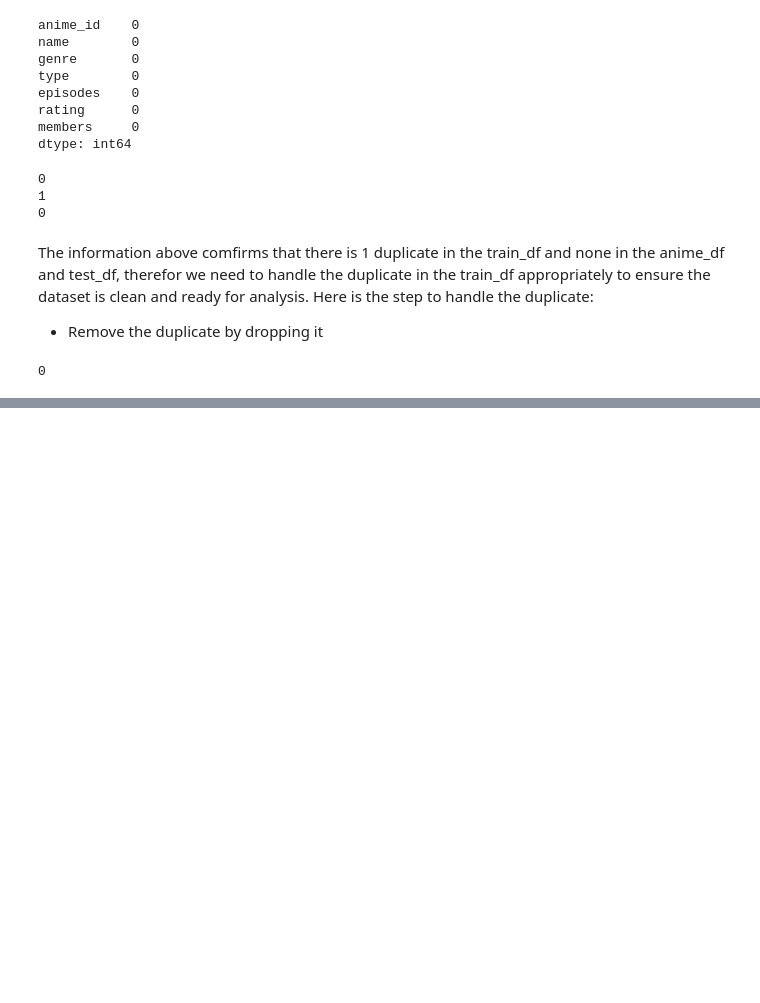
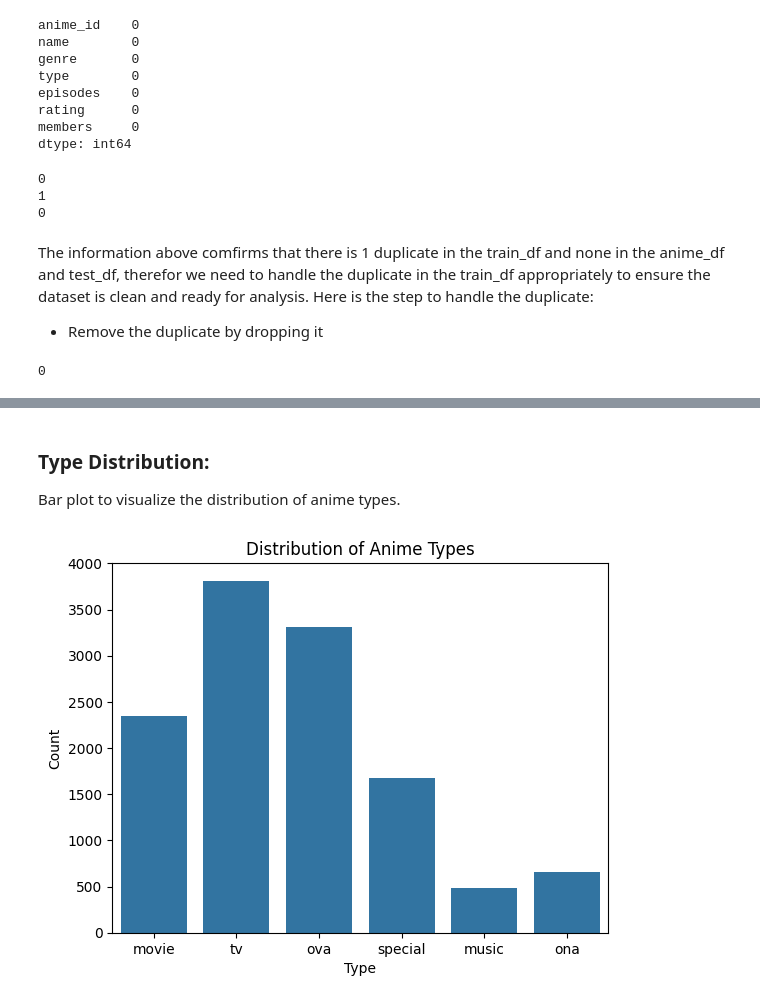
Before and after one commit to keneilweRangw/MM1_2401FTDS_Unsupervised_Learning_Project, a Jupyter notebook: Final_Project.ipynb, the cells around one changed output, grey strips where cells are left out. Saved outputs shown, nothing was run; the diff lists cells and outputs as text; code cells hidden in the pictures; blank space fills up the shorter version.

```diff
--- a/Final_Project.ipynb
+++ b/Final_Project.ipynb
@@ -234,0 +342,12 @@ anime_df.head()
+# %% [markdown]
+### Type Distribution:
+
+Bar plot to visualize the distribution of anime types.
+# %%
+sns.countplot(x='type', data=anime_df)
+plt.title('Distribution of Anime Types')
+plt.xlabel('Type')
+plt.ylabel('Count')
+plt.show()
+# %% [output]
+[figure, added]
```
Also changed, not shown: parts of 48 cells of this notebook, 2 other files.
